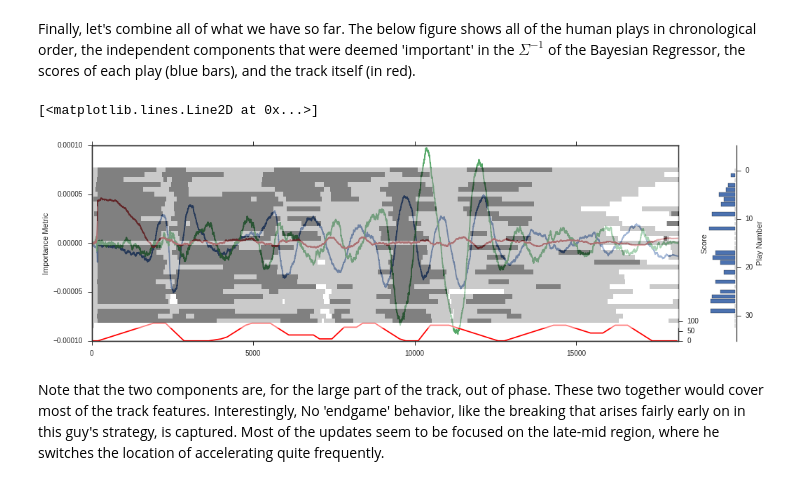
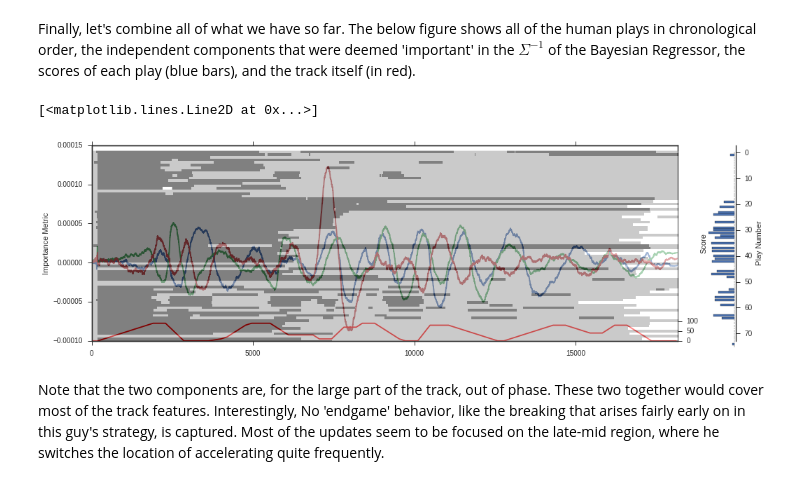
Before and after one commit to DesignInformaticsLab/EcoRacer2016, a Jupyter notebook: Player3/Player3_Example.ipynb, the cells around one changed output. Cells and saved outputs as stored; diff of their text form; code cells hidden in the pictures.

```diff
--- a/Player3/Player3_Example.ipynb
+++ b/Player3/Player3_Example.ipynb
@@ -23,7 +23,7 @@ pre = Preprocess(all_dat='../all_games.pkl', pca_model='../eco_full_pca.pkl')
 # pre.get_json('alluser_control.json')  # uncomment this to create the pkl file needed!!
 # pre.train_pca()
 
-X, y = pre.ready_player_one(2)
+X, y = pre.ready_player_one(3)
 
 # scale = StandardScaler()
 scale = MinMaxScaler((-1.,1.))
@@ -100,9 +102,9 @@ data = [0,0,10,20,30,40,50,60,70,80,90,90,90,60,30,0,0,0,0,0,5,10,20,40,60,80,90
         30,30,30,30,30,10,10,10,40,70,70,70,90,90,90,70,50,30,10,0,0,0,40,80,80,80,80,70,60,50,40,30,20,
         10,0,0,10,20,30,40,50,60,70,80,80,80,70,60,50,40,40,40,60,80,80,80,60,40,20,0,0,0,0,0]
 # %%
-p2=pre.all_dat[masks[1]]
+p2=pre.all_dat[masks[2]]
 plt.figure(figsize=(15,5))
-plt.matshow(p2[10:15], aspect=300)
+plt.matshow(p2, aspect=300)
 # %% [output]
 <matplotlib.image.AxesImage at 0x...>
 <matplotlib.figure.Figure at 0x...>
@@ -112,28 +114,28 @@ Finally, let's combine all of what we have so far. The below figure shows all of
 # %%
 sns.set_style('ticks')
 fig, host = plt.subplots(figsize=(15,5))
 
 #host.plot(np.diag(visI))
 
 ax2 = host.twinx()
 ax1 = host.twinx()
-ax1.matshow(p2, aspect=150, alpha=.5)
+ax1.matshow(p2, aspect=80, alpha=.5)
 ax2.plot(np.linspace(0,18120,num=96), data, color='r')
 ax2.set_ylim(0,1000)
 host.set_xlim(0,18160)
 host.set_ylabel("Importance Metric")
 ax1.spines["right"].set_position(("axes", 1.1))
 ax1.set_ylabel("Play Number")
 ax2.set_yticks([0., 50., 100.]);
 ax2.set_ylabel("Score")
-ax1.barh(range(33), -20*y, align='center', left = 18120+1812, clip_on=False)
+ax1.barh(range(len(y)), -20*y, align='center', left = 18120+1812, clip_on=False)
 #host.plot(1/(np.diag(visI)+.0001))
 host.plot(pre.pca.components_[18])
 host.plot(pre.pca.components_[21])
 host.plot(pre.pca.components_[26])
 # %% [output]
 [<matplotlib.lines.Line2D at 0x...>]
-[figure, old version]
+[figure, new version]
 # %% [markdown]
 Note that the two components are, for the large part of the track, out of phase. These two together would cover most of the track features. Interestingly, No 'endgame' behavior, like the breaking that arises fairly early on in this guy's strategy, is captured. Most of the updates seem to be focused on the late-mid region, where he switches the location of accelerating quite frequently.
 # %% [markdown]
```
Also changed, not shown: parts of 11 cells of this notebook, 4 other files.
